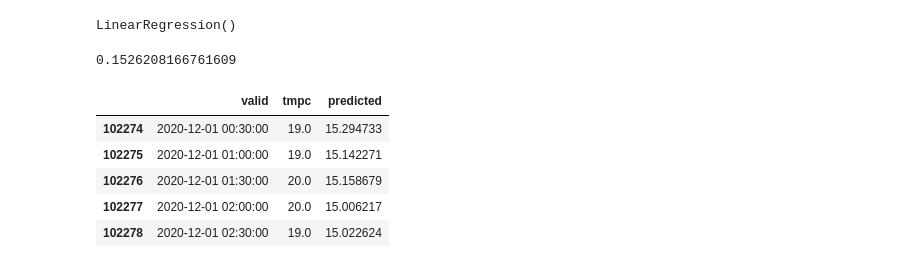
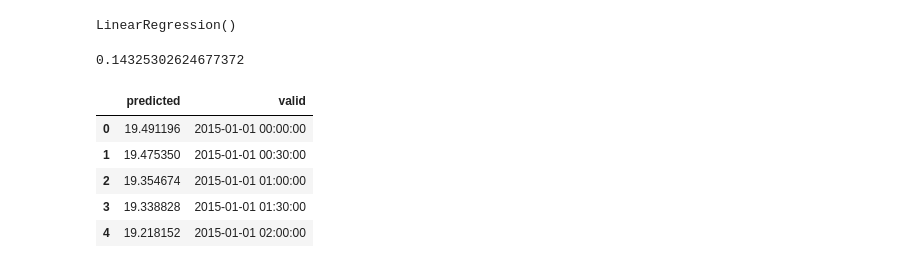
Before and after one commit to aprilchen64/MSA-Phase-2, a Jupyter notebook: Data-Science/submission.ipynb, the cells around one changed output. Drawn from its saved outputs; the diff is of its cells as text; code cells hidden in the pictures.

```diff
--- a/Data-Science/submission.ipynb
+++ b/Data-Science/submission.ipynb
@@ -238,8 +238,6 @@ dataset['month'] = dataset['valid'].dt.month
 dataset['day'] = dataset['valid'].dt.day
 dataset['hour'] = dataset['valid'].dt.hour
 dataset['minute'] = dataset['valid'].dt.minute
-dataset['second'] = dataset['valid'].dt.second
-dataset['dayofweek'] = dataset['valid'].dt.dayofweek
 
 dataset.info()
 dataset.head()
@@ -273,7 +269,7 @@ memory usage: 10.3 MB
 # Now that there are no more NaN values in our dataset and our dataaset is useable, we can make the training and testing data.
 # I will be looking at the temperature "tmpc" over time.
 
-X_train, X_test, y_train, y_test = train_test_split(dataset[["year","month","day","hour","minute","second","dayofweek"]], dataset[["tmpc"]], test_size=0.2)
+X_train, X_test, y_train, y_test = train_test_split(dataset[["year","month","day","hour","minute"]], dataset[["tmpc"]], test_size=0.2)
 # %%
 X_train.info()
 # %% [output]
@@ -355,28 +347,19 @@ LinearRegression()
 score = model.score(X_test, y_test)
 print(score)
 # %% [output]
-0.1526208166761609
+0.14325302624677372
 # %%
-# Predict another month of the existing dataset.
-# The last month of the dataset is 2020-12.
-
-start_date = pd.to_datetime('2020-12-01 00:00:00')
-mask = dataset['valid'] > start_date
-last_dataset_month = dataset.loc[mask]
-
-# last_dataset_month.head()
-
-predicted_temp = model.predict(last_dataset_month[["year","month","day","hour","minute","second","dayofweek"]])
-
-prediction_df = pd.DataFrame(last_dataset_month)
+# Predict the temperature
+predicted_temp = model.predict(dataset[["year","month","day","hour","minute"]])
+prediction_df = pd.DataFrame(dataset["valid"])
 prediction_df.insert(0, "predicted", predicted_temp)
 
-prediction_df[["valid","tmpc","predicted"]].head()
+prediction_df.head()
 # %% [output]
-|  | valid | tmpc | predicted |
-| 102274 | 2020-12-01 00:30:00 | 19.0 | 15.294733 |
-| 102275 | 2020-12-01 01:00:00 | 19.0 | 15.142271 |
-| 102276 | 2020-12-01 01:30:00 | 20.0 | 15.158679 |
-| 102277 | 2020-12-01 02:00:00 | 20.0 | 15.006217 |
-| 102278 | 2020-12-01 02:30:00 | 19.0 | 15.022624 |
+|  | predicted | valid |
+| 0 | 19.491196 | 2015-01-01 00:00:00 |
+| 1 | 19.475350 | 2015-01-01 00:30:00 |
+| 2 | 19.354674 | 2015-01-01 01:00:00 |
+| 3 | 19.338828 | 2015-01-01 01:30:00 |
+| 4 | 19.218152 | 2015-01-01 02:00:00 |
 # %%
```
Also changed, not shown: parts of 13 cells of this notebook.
